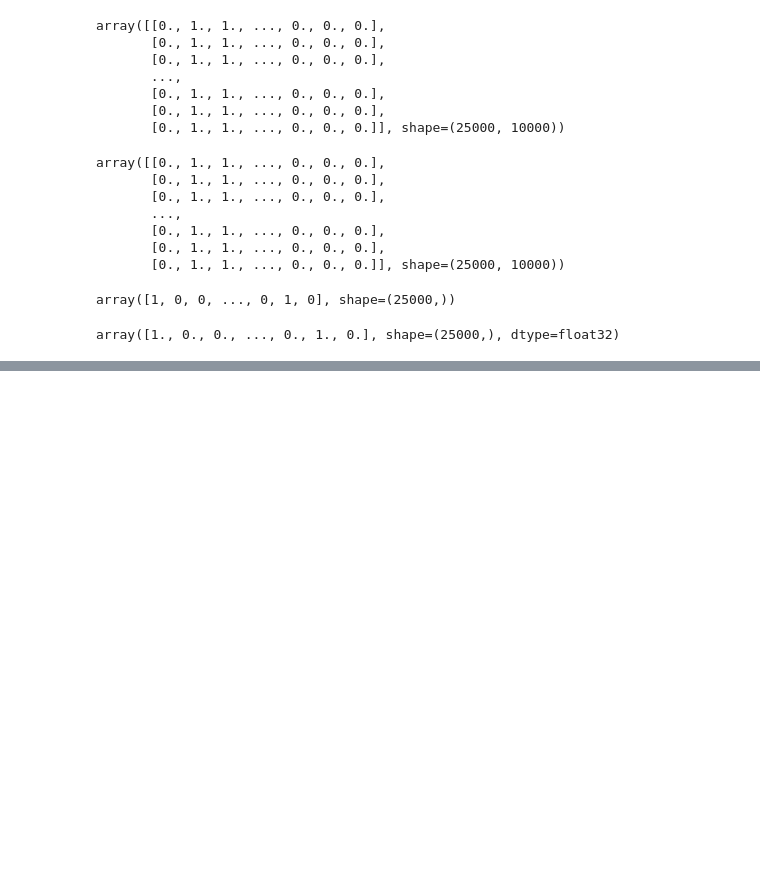
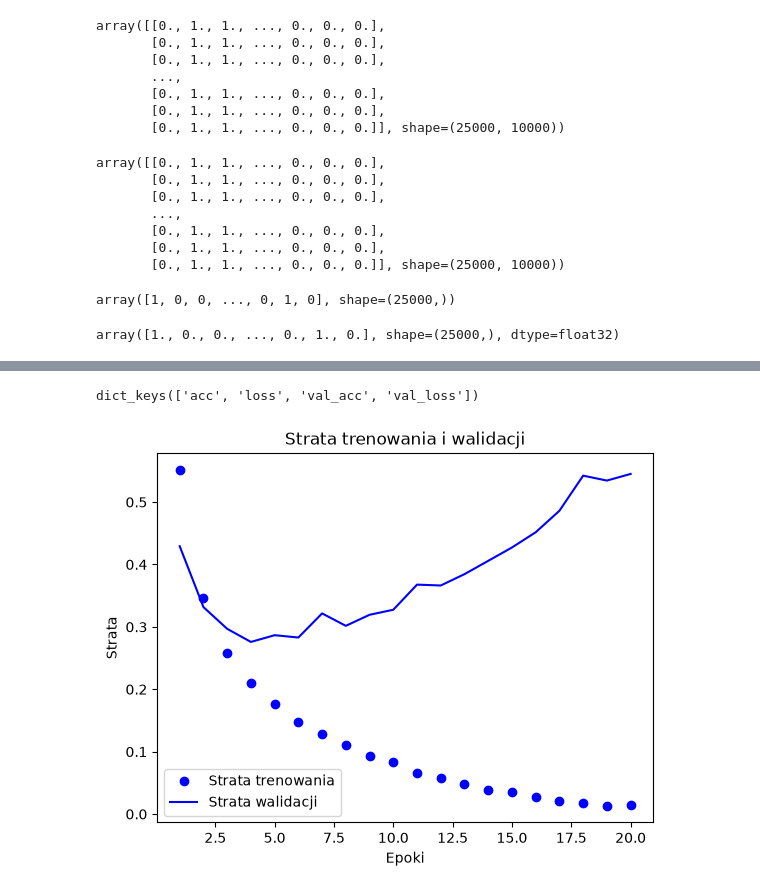
Before and after one commit to michallitwin/python-learning, a Jupyter notebook: python_dl/first_project_dl.ipynb, the cells around one changed output, grey strips where cells are left out. Drawn from its saved outputs; the diff is of its cells as text; code cells hidden in the pictures; blank space fills up the shorter version.

```diff
--- a/python_dl/first_project_dl.ipynb
+++ b/python_dl/first_project_dl.ipynb
@@ -115,0 +124,10 @@ model.compile(optimizer=optimizers.RMSprop(learning_rate=0.001),
+# %%
+model.compile(optimizer = 'rmsprop',
+              loss = 'binary_crossentropy',
+              metrics = ['acc'])
+# %%
+history = model.fit(partial_x_train,
+                    partial_y_train,
+                    epochs=20,
+                    batch_size=512,
+                    validation_data=(x_val, y_val))
@@ -115,0 +152,5 @@ model.compile(optimizer=optimizers.RMSprop(learning_rate=0.001),
+# %%
+history_dict = history.history
+history_dict.keys()
+# %% [output]
+dict_keys(['acc', 'loss', 'val_acc', 'val_loss'])
@@ -115,0 +159,18 @@ model.compile(optimizer=optimizers.RMSprop(learning_rate=0.001),
+# %%
+acc = history.history['acc']
+val_acc = history.history['val_acc']
+loss = history.history['loss']
+val_loss = history.history['val_loss']
+# %%
+epochs = range(1, len(acc) + 1)
+# %%
+plt.plot(epochs, loss, 'bo', label='Strata trenowania')
+plt.plot(epochs, val_loss, 'b', label='Strata walidacji')
+plt.title('Strata trenowania i walidacji')
+plt.xlabel('Epoki')
+plt.ylabel('Strata')
+plt.legend()
+
+plt.show()
+# %% [output]
+[figure, added]
```
Also changed, not shown: parts of 55 cells of this notebook, 3 other files.
